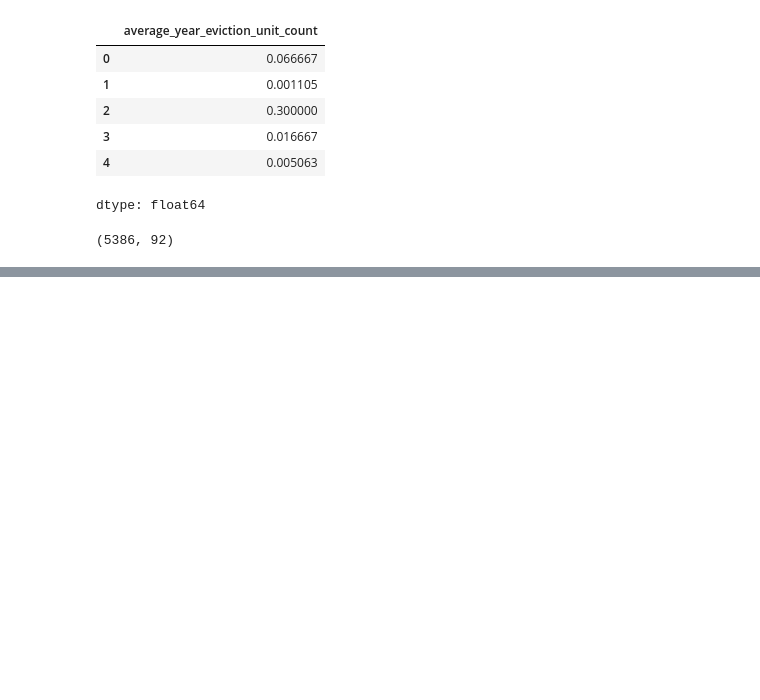
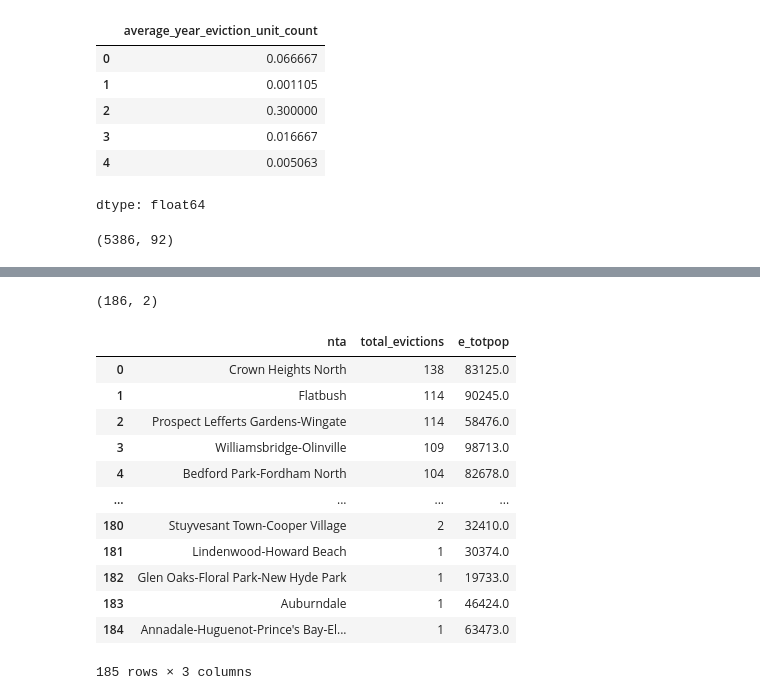
Before and after one commit to simaoalicechen/NYC_Landlord_Behavior_Analysis_Project, a Jupyter notebook: Part_2.6_merging_bbl_evictions_311_svi_mega_complete_covid.ipynb, the cells around one changed output, grey strips where cells are left out. Cells and saved outputs as stored; diff of their text form; code cells hidden in the pictures; blank space fills up the shorter version.

```diff
--- a/Part_2.6_merging_bbl_evictions_311_svi_mega_complete_covid.ipynb
+++ b/Part_2.6_merging_bbl_evictions_311_svi_mega_complete_covid.ipynb
@@ -729,3 +729,7 @@ dtype: float64
 bbl_evictions_svi_311.shape
 # %% [output]
 (5386, 92)
+# %%
+evictions_per_nta = bbl_evictions_svi_311['nta'].value_counts().reset_index()
+evictions_per_nta.columns = ['nta', 'total_evictions']
+evictions_per_nta
@@ -731,0 +750,27 @@ bbl_evictions_svi_311.shape
+# %%
+population_per_nta = bbl_evictions_svi.drop_duplicates('nta')[['nta', 'e_totpop']]
+population_per_nta.shape
+# %% [output]
+(186, 2)
+# %%
+nta_rates = pd.merge(
+    evictions_per_nta,
+    population_per_nta,
+    on='nta',
+    how='left'
+)
+nta_rates
+# %% [output]
+|  | nta | total_evictions | e_totpop |
+| 0 | Crown Heights North | 138 | 83125.0 |
+| 1 | Flatbush | 114 | 90245.0 |
+| 2 | Prospect Lefferts Gardens-Wingate | 114 | 58476.0 |
+| 3 | Williamsbridge-Olinville | 109 | 98713.0 |
+| 4 | Bedford Park-Fordham North | 104 | 82678.0 |
+| ... | ... | ... | ... |
+| 180 | Stuyvesant Town-Cooper Village | 2 | 32410.0 |
+| 181 | Lindenwood-Howard Beach | 1 | 30374.0 |
+| 182 | Glen Oaks-Floral Park-New Hyde Park | 1 | 19733.0 |
+| 183 | Auburndale | 1 | 46424.0 |
+| 184 | Annadale-Huguenot-Prince's Bay-El... | 1 | 63473.0 |
+185 rows × 3 columns
```
Also changed, not shown: parts of 10 cells of this notebook, 1 other file.
